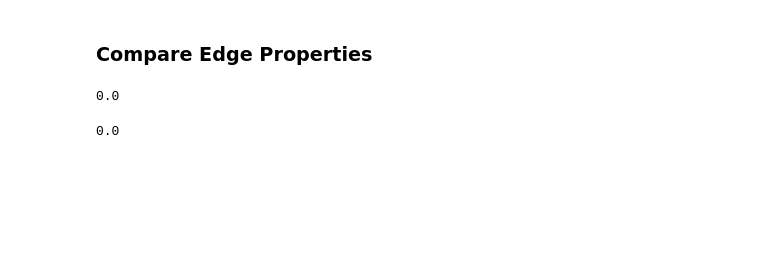
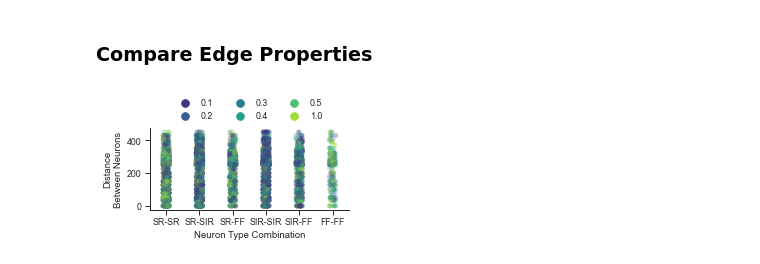
Before and after one commit to Ruairi-osul/drn-interactions, a Jupyter notebook: notebooks/Spontaneous Interactions/Graph.ipynb, the cells around one changed output. Saved outputs shown, nothing was run; the diff lists cells and outputs as text; code cells hidden in the pictures; blank space fills up the shorter version.

Commit message:
Added Graph Edge prediction Figure

```diff
--- a/notebooks/Spontaneous Interactions/Graph.ipynb
+++ b/notebooks/Spontaneous Interactions/Graph.ipynb
@@ -366,15 +370,15 @@ X = ct.fit_transform(X_str)
 
 clf = DecisionTreeRegressor(max_depth=10)
 
-score_true = cross_val_score(
+score_true_weight = cross_val_score(
     clf,
     X,
     y,
     cv=KFold(shuffle=True),
-    scoring="r2",).mean()
+    scoring="r2",)
 
 scores_obs = []
-for i in range(500):
+for i in range(2000):
     X_str, y = get_Xy(df.copy(), y_col="weight", shuffle=True)
     ct = ColumnTransformer(
         [("ohe", OneHotEncoder(sparse=False), ["nt_comb"])],
@@ -390,10 +394,8 @@ for i in range(500):
         scoring="r2",).mean()
     scores_obs.append(score)
 
-scores_boot = np.array(scores_obs)
-np.mean(scores_boot >= score_true)
+scores_boot_weight = np.array(scores_obs)
+# np.mean(scores_boot >= score_true)
-# %% [output]
-0.0
 # %%
 from sklearn.compose import ColumnTransformer
 
@@ -421,7 +423,7 @@ X = ct.fit_transform(X_str)
 
 clf = DecisionTreeClassifier(max_depth=10)
 
-score_true = cross_val_score(
+score_true_ens = cross_val_score(
     clf,
     X,
     y,
@@ -429,7 +431,7 @@ score_true = cross_val_score(
     scoring="f1_macro",).mean()
 
 scores_obs = []
-for i in range(500):
+for i in range(2000):
     X_str, y = get_Xy(df.copy(), y_col="same_ensemble", shuffle=True)
     ct = ColumnTransformer(
         [("ohe", OneHotEncoder(sparse=False), ["nt_comb"])],
@@ -446,7 +448,34 @@ for i in range(500):
         scoring="f1_macro",).mean()
     scores_obs.append(score)
 
-scores_boot = np.array(scores_obs)
-np.mean(scores_boot >= score_true)
+scores_boot_ens = np.array(scores_obs)
+# np.mean(scores_boot >= score_true)
-# %% [output]
-0.0
+# %%
+order = (
+    "SR-SR",
+    "SR-SIR",
+    "SR-FF",
+    "SIR-SIR",
+    "SIR-FF",
+    "FF-FF"
+)
+df = df.copy()
+df["nt_comb"] = pd.Categorical(df["nt_comb"], categories=order, ordered=True)
+df["Correlation"] = pd.cut(df["weight"], (0, 0.1, 0.2, 0.3, 0.4, 0.5, 1), labels=[0.1, 0.2, 0.3, 0.4, 0.5, 1])
+
+f = plt.figure(figsize=(3.5, 2.1), constrained_layout=True)
+
+ax = f.subplots()
+
+
+sns.stripplot(data=df, x="nt_comb", y="distance", hue="Correlation",palette="viridis", alpha=0.3, jitter=1, ax=ax)
+sns.move_legend(
+    ax, "lower center",
+    bbox_to_anchor=(.5, 1), ncol=3, title=None, frameon=False,
+)
+ax.set_ylabel("Distance\nBetween Neurons")
+ax.set_xlabel("Neuron Type Combination")
+sns.despine(fig=f)
+f.savefig(fig_dir / "interactions neuron type distance strip.png", dpi=300, bbox_inches="tight")
+# %% [output]
+[figure, added]
```
Also changed, not shown: parts of 2 cells of this notebook.
